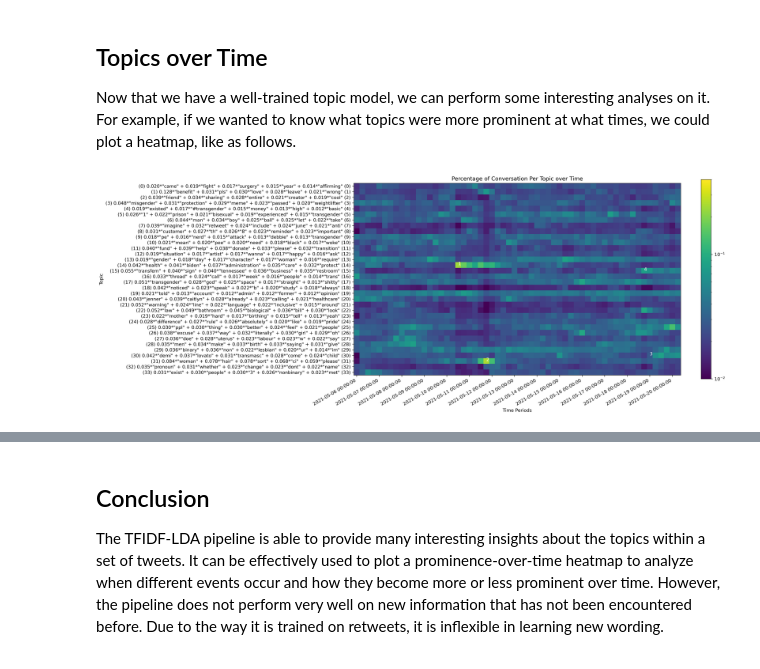
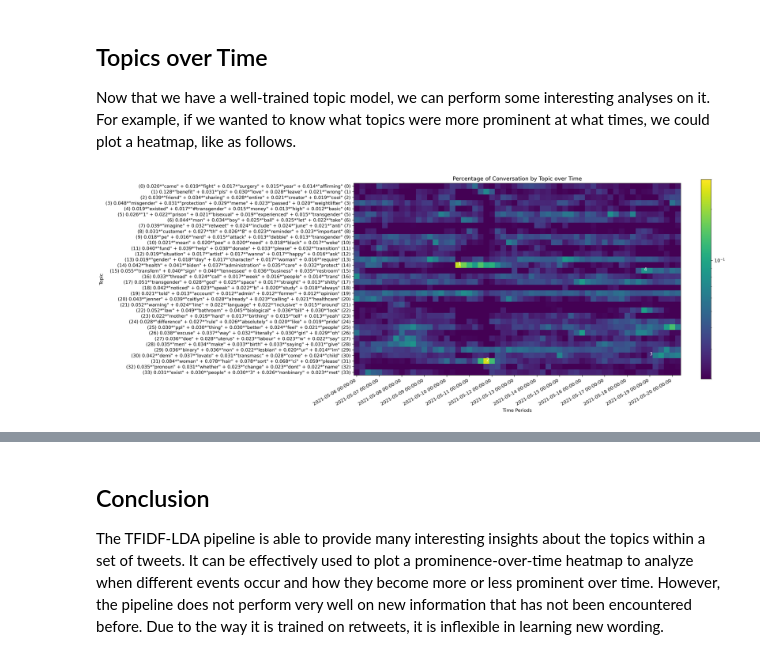
Before and after one commit to astralbijection/trans-data-analysis, a Jupyter notebook: notebooks/final_report.ipynb, the cells around one changed output, grey strips where cells are left out. Cells and saved outputs as stored; diff of their text form; code cells hidden in the pictures.

```diff
--- a/notebooks/final_report.ipynb
+++ b/notebooks/final_report.ipynb
@@ -809,33 +809,33 @@ topic_df, topic_cols = build_topic_df(final_lda, full_corpus, full_vectors)
 from matplotlib.colors import LogNorm
 
 def plot_prominence_heatmap(ax, scores_df, resample_period, lda_model, tick_interval=4):
     summed = scores_df.resample(resample_period).sum()
     _, topics_n = scores_df.shape
 
     time_normalized = summed.divide(summed.sum(axis=1), axis=0)  # normalize across time slices
 
     yticks = [f'({i}) {words} ({i})' for i, words in lda_model.print_topics(-1, num_words=5)]
 
-    ax.set_title('Percentage of Conversation Per Topic over Time')
+    ax.set_title('Percentage of Conversation by Topic over Time')
     ax.set_xlabel('Time Periods')
     ax.set_ylabel('Topic')
     ax.set_yticks(list(range(len(yticks))))  # show every topic
     ax.set_xticklabels(time_normalized.iloc[::tick_interval].index, rotation=30, ha='right')
     ax.set_xticks(list(range(0, len(time_normalized), tick_interval)))
     ax.set_yticklabels(yticks)
-    return ax.imshow(time_normalized.T, norm=LogNorm(vmin=0.01, vmax=0.4))
+    return ax.imshow(time_normalized.T, norm=LogNorm(vmin=0.02, vmax=0.3))
 
 fig, ax_heatmap = plt.subplots(1, 1, figsize=(16, 8), dpi=300)
 
 mappable = plot_prominence_heatmap(ax_heatmap, topic_df[topic_cols], '6H', final_lda)
 
 # Annotate points of interest
 ax_heatmap.annotate('1', (18, 14), color='white')  # biden
 ax_heatmap.annotate('2', (23, 31), color='white')  # hair
 ax_heatmap.annotate('3', (52, 30), color='white')  # demi
 ax_heatmap.annotate('4', (51, 15), color='white')  # tennessee
 
 plt.colorbar(mappable)
 plt.show()
 # %% [output]
-[figure, old version]
+[figure, new version]
```
Also changed, not shown: parts of 6 cells of this notebook.
